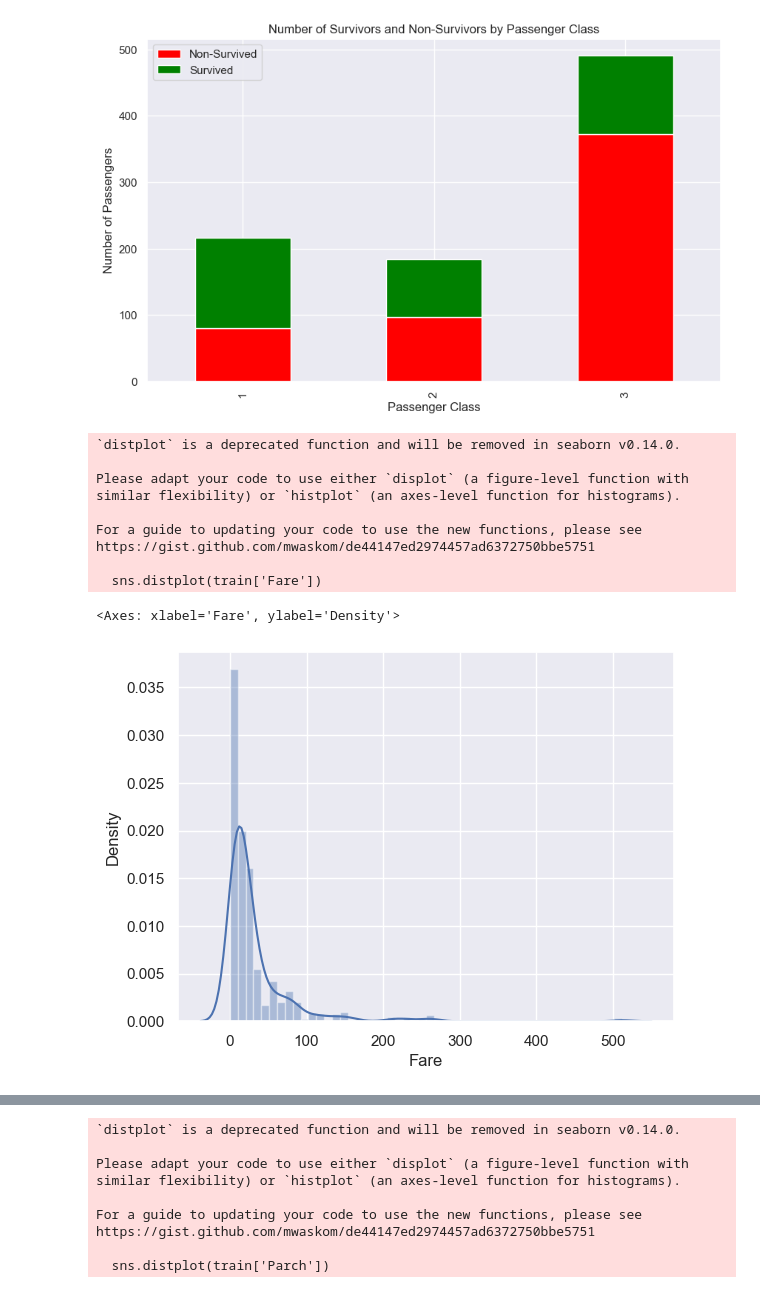
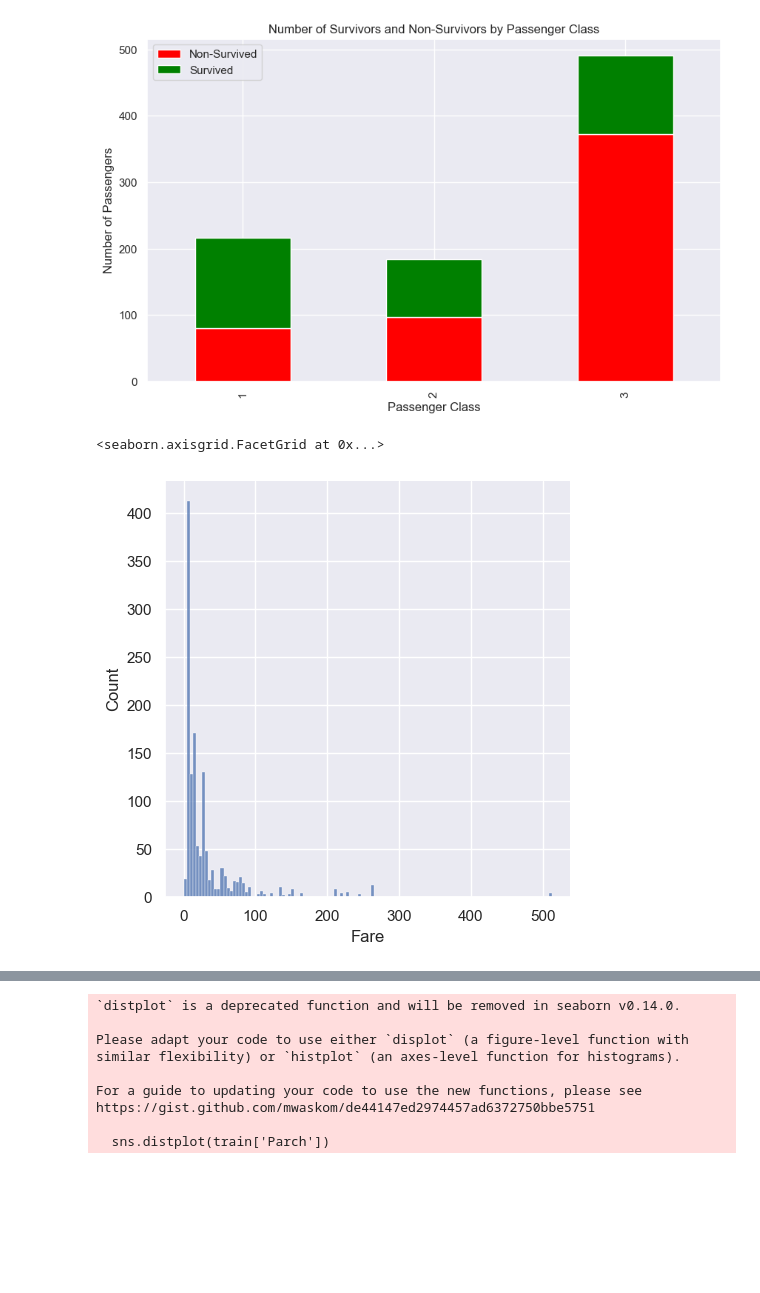
Before and after one commit to ezeriosk/Logistic_Reggresion_Titanic, a Jupyter notebook: log_reg_titanic.ipynb, the cells around one changed output, grey strips where cells are left out. Saved outputs shown, nothing was run; the diff lists cells and outputs as text; code cells hidden in the pictures; blank space fills up the shorter version.

```diff
--- a/log_reg_titanic.ipynb
+++ b/log_reg_titanic.ipynb
@@ -29,3 +21,10 @@ train.head(2)
+# %%
+# Unify sources for easier data manipulation
+test['source'] = 'Test'
+train['source'] = 'Train'
+
+# Combine test and train data
+data = pd.concat([test, train], axis=0, sort=False)
 # %% [markdown]
 ## Exploration
 # %%
@@ -161,19 +161,10 @@ plt.show()
 [figure]
 # %%
 # Fare distribution
-sns.distplot(train['Fare'])
+sns.displot(data['Fare'])
 # %% [output]
-`distplot` is a deprecated function and will be removed in seaborn v0.14.0.
-
-Please adapt your code to use either `displot` (a figure-level function with
-similar flexibility) or `histplot` (an axes-level function for histograms).
-
-For a guide to updating your code to use the new functions, please see
-https://gist.github.com/mwaskom/de44147ed2974457ad6372750bbe5751
-
-  sns.distplot(train['Fare'])
+<seaborn.axisgrid.FacetGrid at 0x...>
-<Axes: xlabel='Fare', ylabel='Density'>
-[figure, old version]
+[figure, new version]
 # %%
 # Age distribution
 
```
Also changed, not shown: parts of 65 cells of this notebook, 1 other file.
